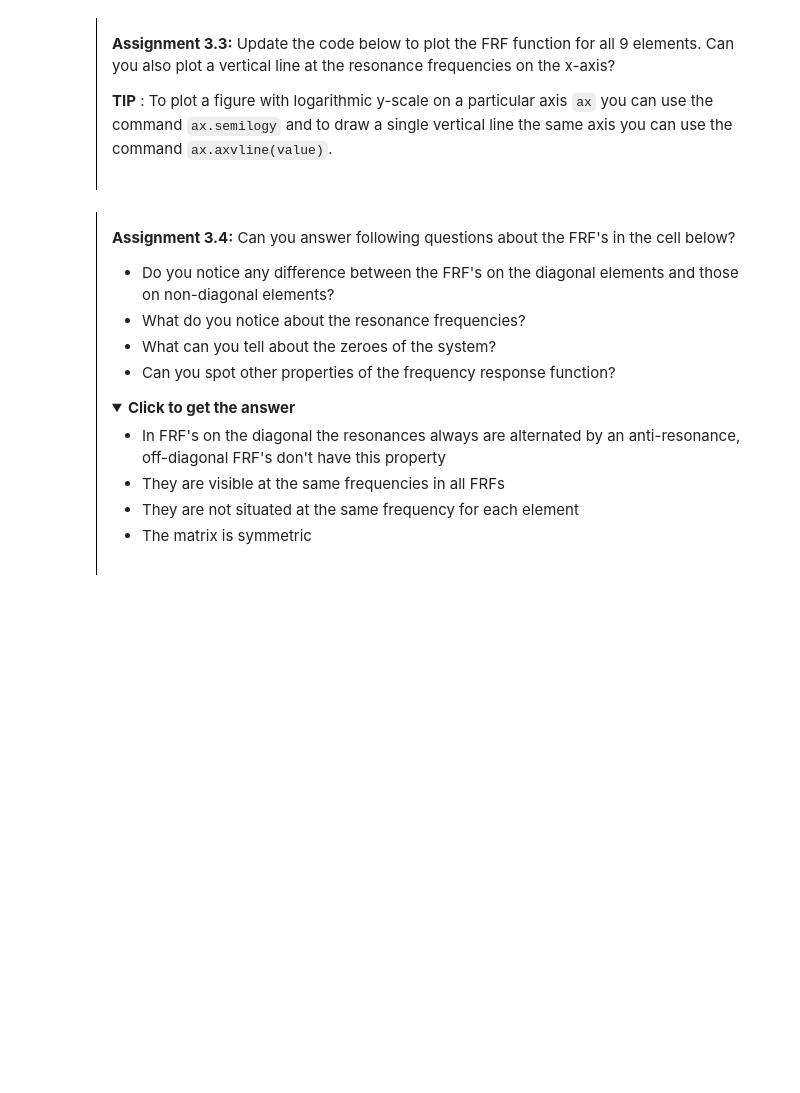
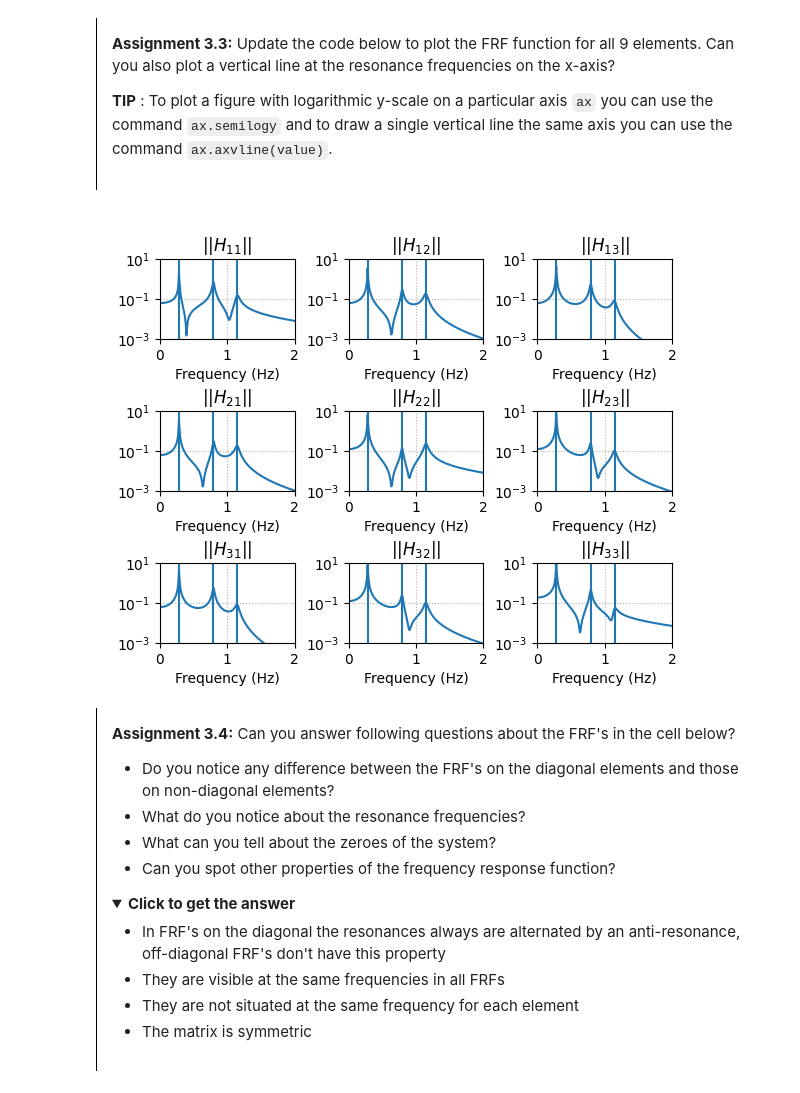
Before and after one commit to EmilienJottrand/MV2627_Exercises, a Jupyter notebook: Session3_MDOF/session3.ipynb, the cells around one changed output. Cells and saved outputs as stored; diff of their text form; code cells hidden in the pictures; folded sections open; blank space fills up the shorter version.

```diff
--- a/Session3_MDOF/session3.ipynb
+++ b/Session3_MDOF/session3.ipynb
@@ -425,26 +438,32 @@ As discussed previously the FRF is in fact a 3 by 3 matrix for a three dimension
 # %%
 f = np.linspace(0,2,200)
 n_dof = np.shape(M)[0]
 
 fig, axes = plt.subplots(n_dof,n_dof)
 
 for i in range(n_dof):
     for j in range(n_dof):
         # V---!ADD THE NECESSARY CODE HERE!---V
         # YOUR CODE HERE
-        raise NotImplementedError()
+        ax = axes[i, j]
+        ax.semilogy(f,np.abs(frequency_response_function(M, C, K, f, i, j)))
+        ax.axvline(f_res[0])
+        ax.axvline(f_res[1])
+        ax.axvline(f_res[2])
         axes[i,j].set_title(f'$||H_{{{i+1}{j+1}}}||$')
         axes[i,j].set_xlabel('Frequency (Hz)')
         axes[i,j].grid(which='both', linestyle=':')
         axes[i,j].set_ylim([1e-3,1e1])
         axes[i,j].set_xlim([0, max(f)])
 
 plt.subplots_adjust(left=0.1,
                     bottom=0.1,
                     right=0.9,
                     top=0.9,
                     wspace=0.4,
                     hspace=0.9)
+# %% [output]
+[figure, added]
 # %% [markdown]
 <div style="border-left: 1px solid black; padding: 1em; margin: 1em 0;">
 
```
Also changed, not shown: parts of 10 cells of this notebook.
